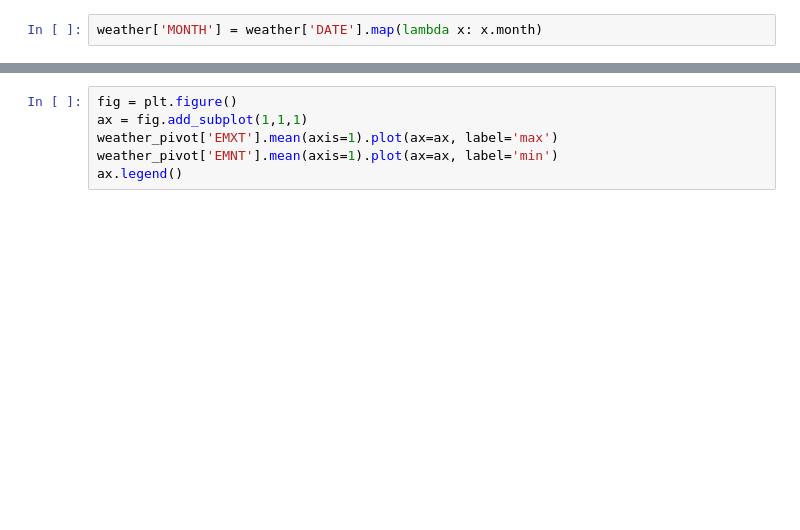
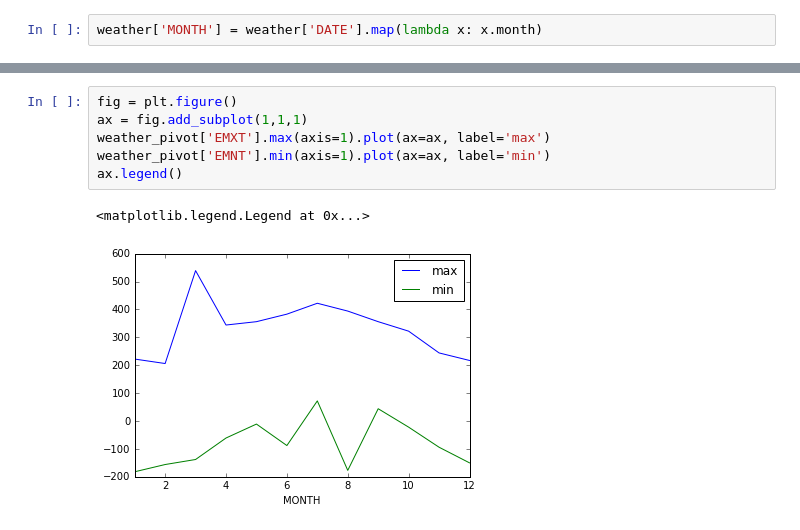
Before and after one commit to GCDigitalFellows/gcdrb_sessions, a Jupyter notebook: science.ipynb, the cells around one changed output, grey strips where cells are left out. Drawn from its saved outputs; the diff is of its cells as text; blank space fills up the shorter version.

```diff
--- a/science.ipynb
+++ b/science.ipynb
@@ -249,6 +302,9 @@ weather_pivot.plot()
 # %%
 fig = plt.figure()
 ax = fig.add_subplot(1,1,1)
-weather_pivot['EMXT'].mean(axis=1).plot(ax=ax, label='max')
-weather_pivot['EMNT'].mean(axis=1).plot(ax=ax, label='min')
+weather_pivot['EMXT'].max(axis=1).plot(ax=ax, label='max')
+weather_pivot['EMNT'].min(axis=1).plot(ax=ax, label='min')
 ax.legend()
+# %% [output]
+<matplotlib.legend.Legend at 0x...>
+[figure, added]
```
Also changed, not shown: parts of 6 cells of this notebook.
